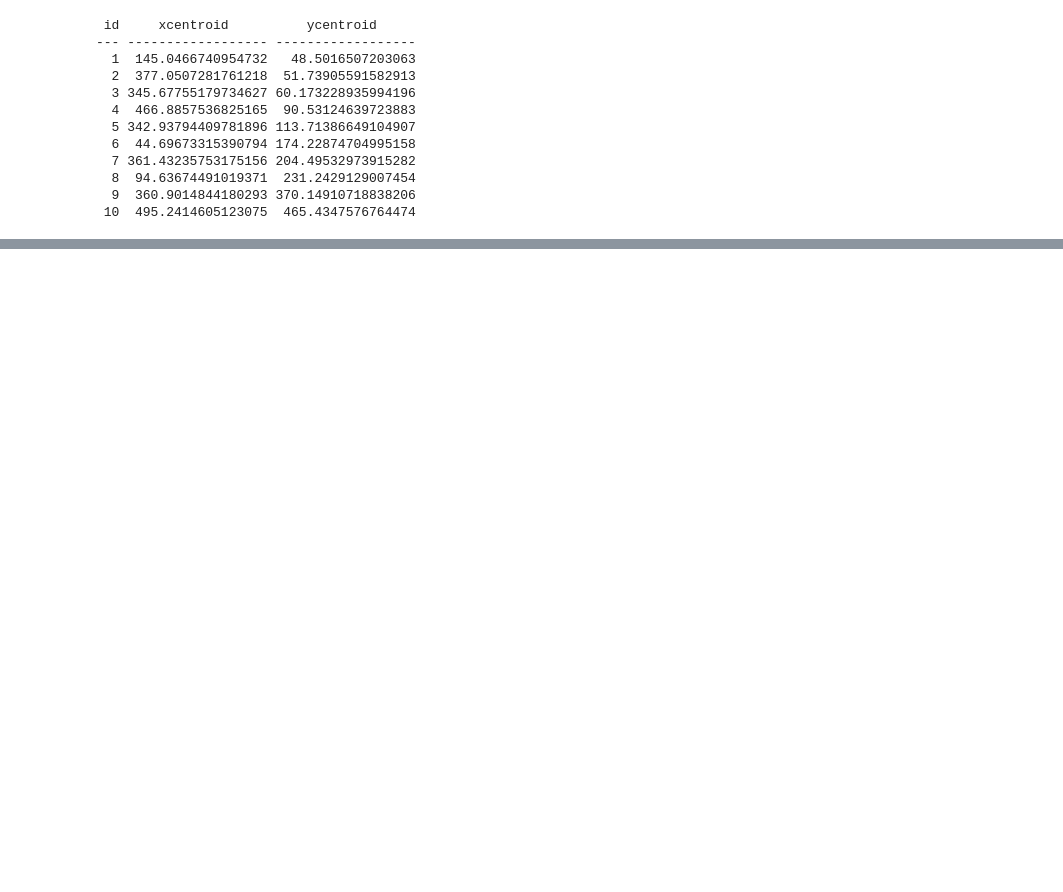
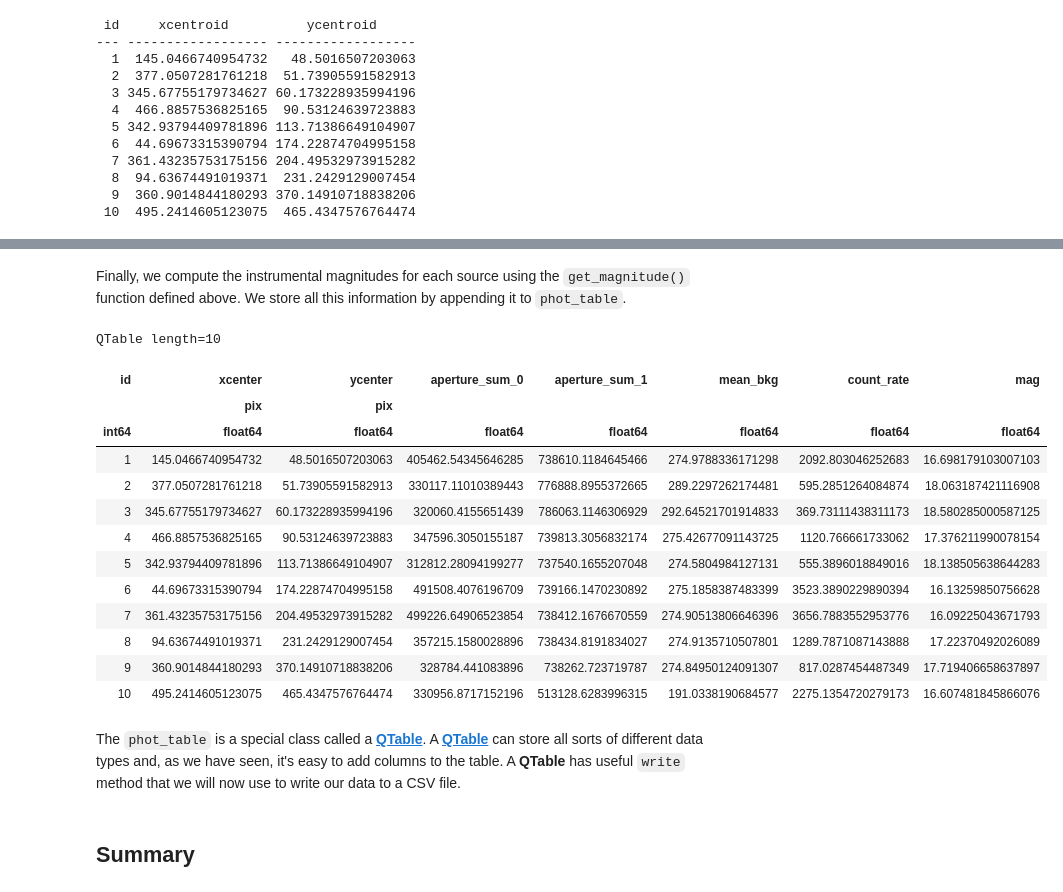
Before and after one commit to mshaneburns/ObsAstro, a Jupyter notebook: Aperture-photometry.ipynb, the cells around one changed output, grey strips where cells are left out. Drawn from its saved outputs; the diff is of its cells as text; code cells hidden in the pictures; blank space fills up the shorter version.

```diff
--- a/Aperture-photometry.ipynb
+++ b/Aperture-photometry.ipynb
@@ -117,0 +154,4 @@ apertures.plot(color='blue', lw=1.5, alpha=0.5)
+# %%
+aper_ann = [apertures,annulus]
+phot_table = aperture_photometry(imdata, aper_ann)
+phot_table
@@ -117,0 +177,3 @@ apertures.plot(color='blue', lw=1.5, alpha=0.5)
+# %%
+phot_table['mean_bkg'] = phot_table['aperture_sum_1']/annulus.area
+phot_table
@@ -117,0 +199,29 @@ apertures.plot(color='blue', lw=1.5, alpha=0.5)
+# %%
+bkg_contribution = phot_table['mean_bkg'] * apertures.area
+source_counts = phot_table['aperture_sum_0'] - bkg_contribution
+count_rate = source_counts/imheader['EXPTIME']
+# %% [markdown]
+Finally, we compute the instrumental magnitudes for each source using the `get_magnitude()` function defined above. We store all this information by appending it to `phot_table`.
+# %%
+mag = get_magnitude(count_rate)
+
+phot_table['count_rate'] = count_rate
+phot_table['mag'] = mag
+phot_table
+# %% [output]
+QTable length=10
+| id | xcenter | ycenter | aperture_sum_0 | aperture_sum_1 | mean_bkg | count_rate | mag |
+|  | pix | pix |  |  |  |  |  |
+| int64 | float64 | float64 | float64 | float64 | float64 | float64 | float64 |
+| 1 | 145.0466740954732 | 48.5016507203063 | 405462.54345646285 | 738610.1184645466 | 274.9788336171298 | 2092.803046252683 | 16.698179103007103 |
+| 2 | 377.0507281761218 | 51.73905591582913 | 330117.11010389443 | 776888.8955372665 | 289.2297262174481 | 595.2851264084874 | 18.063187421116908 |
+| 3 | 345.67755179734627 | 60.173228935994196 | 320060.4155651439 | 786063.1146306929 | 292.64521701914833 | 369.73111438311173 | 18.580285000587125 |
+| 4 | 466.8857536825165 | 90.53124639723883 | 347596.3050155187 | 739813.3056832174 | 275.42677091143725 | 1120.766661733062 | 17.376211990078154 |
+| 5 | 342.93794409781896 | 113.71386649104907 | 312812.28094199277 | 737540.1655207048 | 274.5804984127131 | 555.3896018849016 | 18.138505638644283 |
+| 6 | 44.69673315390794 | 174.22874704995158 | 491508.4076196709 | 739166.1470230892 | 275.1858387483399 | 3523.3890229890394 | 16.13259850756628 |
+| 7 | 361.43235753175156 | 204.49532973915282 | 499226.64906523854 | 738412.1676670559 | 274.90513806646396 | 3656.7883552953776 | 16.09225043671793 |
+| 8 | 94.63674491019371 | 231.2429129007454 | 357215.1580028896 | 738434.8191834027 | 274.9135710507801 | 1289.7871087143888 | 17.22370492026089 |
+| 9 | 360.9014844180293 | 370.14910718838206 | 328784.441083896 | 738262.723719787 | 274.84950124091307 | 817.0287454487349 | 17.719406658637897 |
+| 10 | 495.2414605123075 | 465.4347576764474 | 330956.8717152196 | 513128.6283996315 | 191.0338190684577 | 2275.1354720279173 | 16.607481845866076 |
+# %% [markdown]
+The `phot_table` is a special class called a [**QTable**](https://docs.astropy.org/en/stable/api/astropy.table.QTable.html#astropy.table.QTable). A [**QTable**](https://docs.astropy.org/en/stable/api/astropy.table.QTable.html#astropy.table.QTable) can store all sorts of different data types and, as we have seen, it's easy to add columns to the table. A **QTable** has useful `write` method that we will now use to write our data to a CSV file.
@@ -117,0 +230,2 @@ apertures.plot(color='blue', lw=1.5, alpha=0.5)
+# %% [markdown]
+## Summary
```
Also changed, not shown: parts of 25 cells of this notebook, 7 other files.
